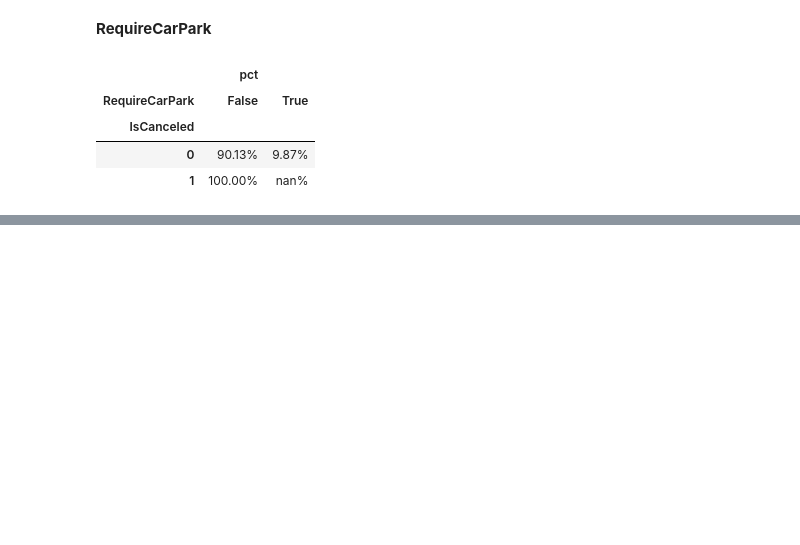
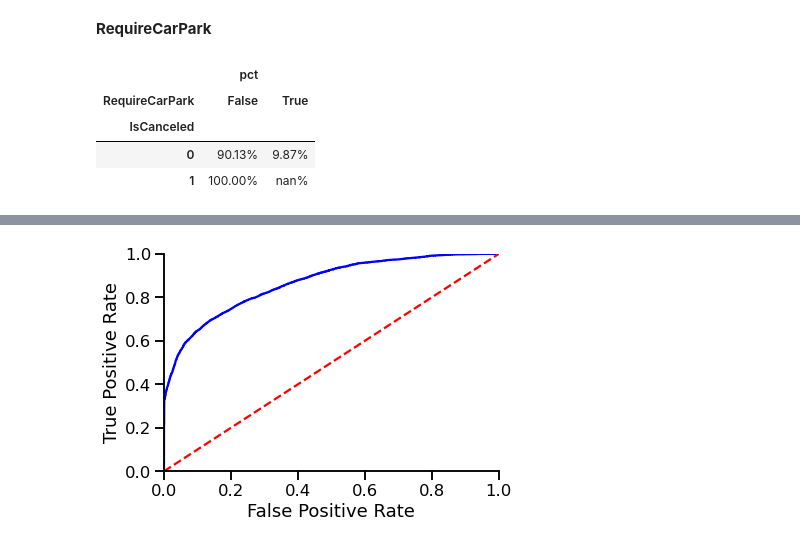
Before and after one commit to elvyna/hotel-booking-cancellation, a Jupyter notebook: 2-data-mining-iter1.ipynb, the cells around one changed output, grey strips where cells are left out. Drawn from its saved outputs; the diff is of its cells as text; code cells hidden in the pictures; blank space fills up the shorter version.

Commit message:
Plot ROC Curve

```diff
--- a/2-data-mining-iter1.ipynb
+++ b/2-data-mining-iter1.ipynb
@@ -771,0 +752,22 @@ Cancelled bookings:
+# %%
+from sklearn.metrics import roc_curve, auc
+
+def plot_roc_curve(clf, spark_df, target_colname, predict_colname):
+    predictions = clf.transform(spark_df)
+    df_pred = predictions.select([target_colname, predict_colname]).toPandas()
+    ## Get the probability of predicting the target class
+    df_pred['prob'] = df_pred[predict_colname].apply(lambda x: x[1])
+    fpr, tpr, threshold = roc_curve(df_pred[target_colname], df_pred['prob'])
+    roc_auc = auc(fpr, tpr)
+
+    plt.plot(fpr, tpr, 'b')
+    plt.plot([0, 1], [0, 1],'r--')
+    plt.xlim([0, 1])
+    plt.ylim([0, 1])
+    plt.ylabel('True Positive Rate')
+    plt.xlabel('False Positive Rate')
+    sns.despine();
+# %%
+plot_roc_curve(cv_logres, df_test, target_colname='IsCanceled', predict_colname='probability')
+# %% [output]
+[figure, added]
```
Also changed, not shown: parts of 9 cells of this notebook.
